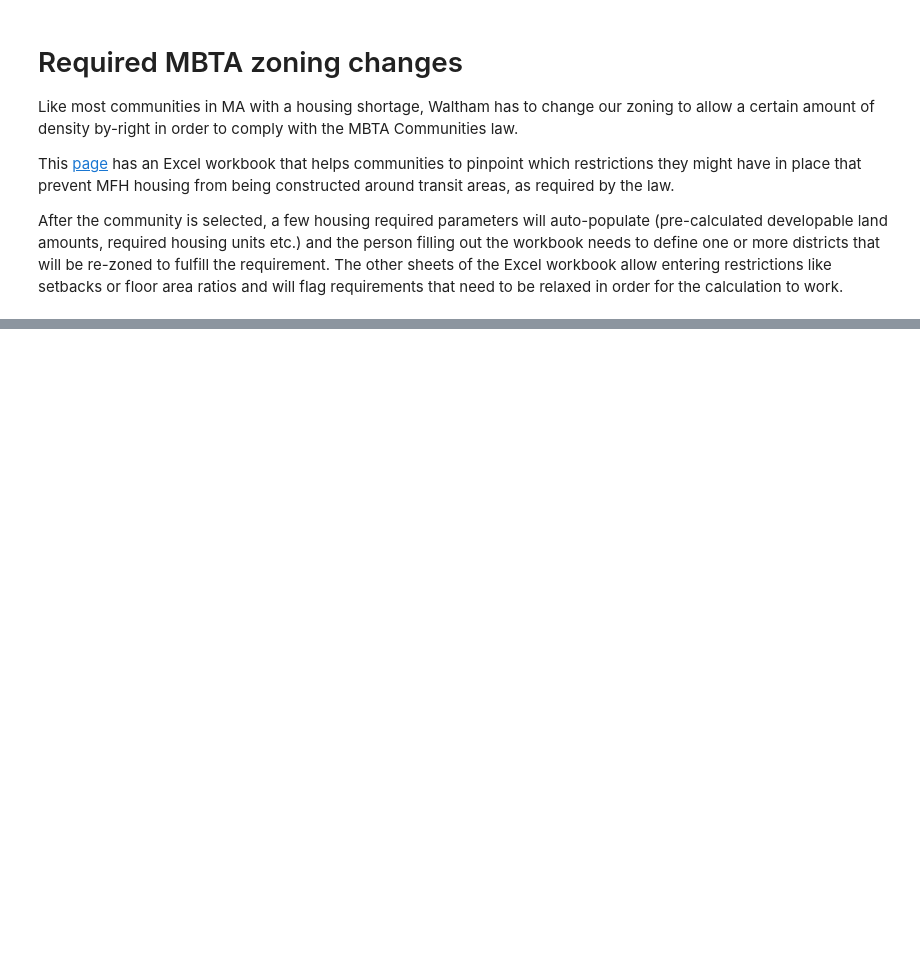
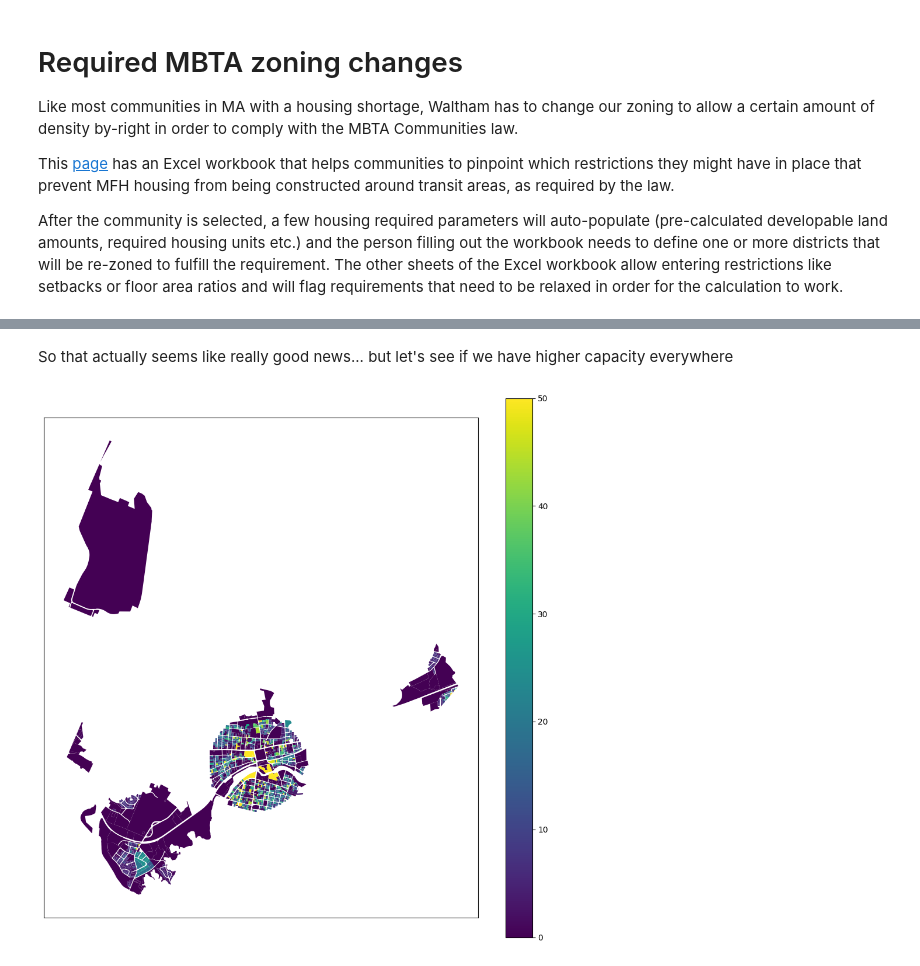
Before and after one commit to tjrileywisc/waltham_gis, a Jupyter notebook: investigations/mbta_zoning_changes/notebook.ipynb, the cells around one changed output, grey strips where cells are left out. Saved outputs shown, nothing was run; the diff lists cells and outputs as text; code cells hidden in the pictures; blank space fills up the shorter version.

```diff
--- a/investigations/mbta_zoning_changes/notebook.ipynb
+++ b/investigations/mbta_zoning_changes/notebook.ipynb
@@ -353,0 +134,4 @@ This is going to be the main lot
+# %%
+zoning_rules_df = pd.read_csv("../../data/zoning_rules_table.csv")
+zoning_rules_df.set_index("District", inplace=True)
+zoning_rules_df.head()
@@ -353,0 +239,17 @@ This is going to be the main lot
+# %% [markdown]
+So that actually seems like really good news... but let's see if we have higher capacity everywhere
+# %%
+def as_built_dua(row):
+    if row["USE_CODE"] >= 200:
+        return 0
+
+    return row["UNITS"] / row["ACRES"]
+
+zoned_parcels_df["AS_BUILT_DUA"] = zoned_parcels_df.apply(lambda row: as_built_dua(row), axis="columns")
+# %%
+ax = zoned_parcels_df.plot(column="AS_BUILT_DUA", legend=True, figsize=(12, 12), vmax=50)
+
+ax.get_xaxis().set_visible(False)
+ax.get_yaxis().set_visible(False)
+# %% [output]
+[figure, added]
```
Also changed, not shown: parts of 42 cells of this notebook, 4 other files.
